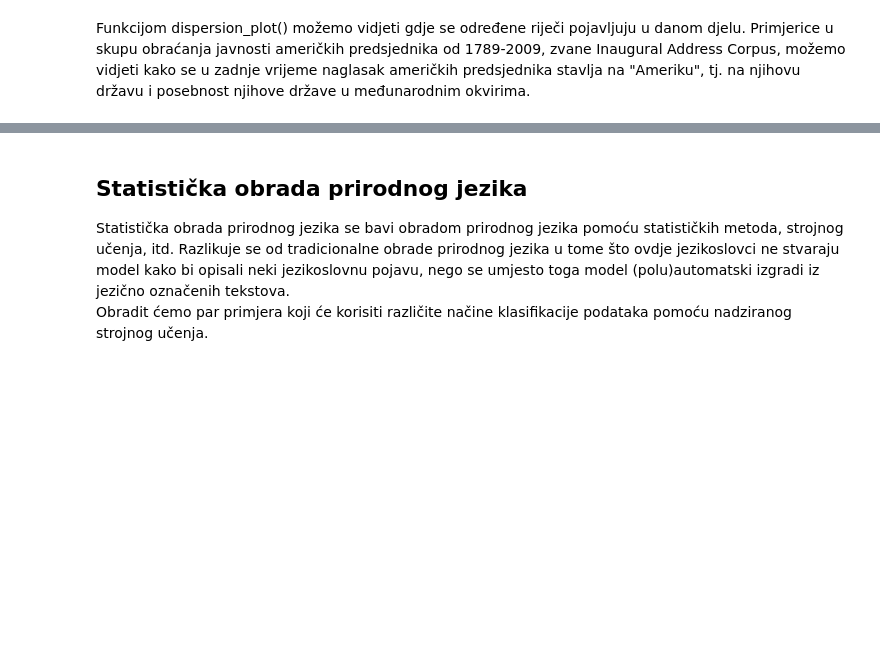
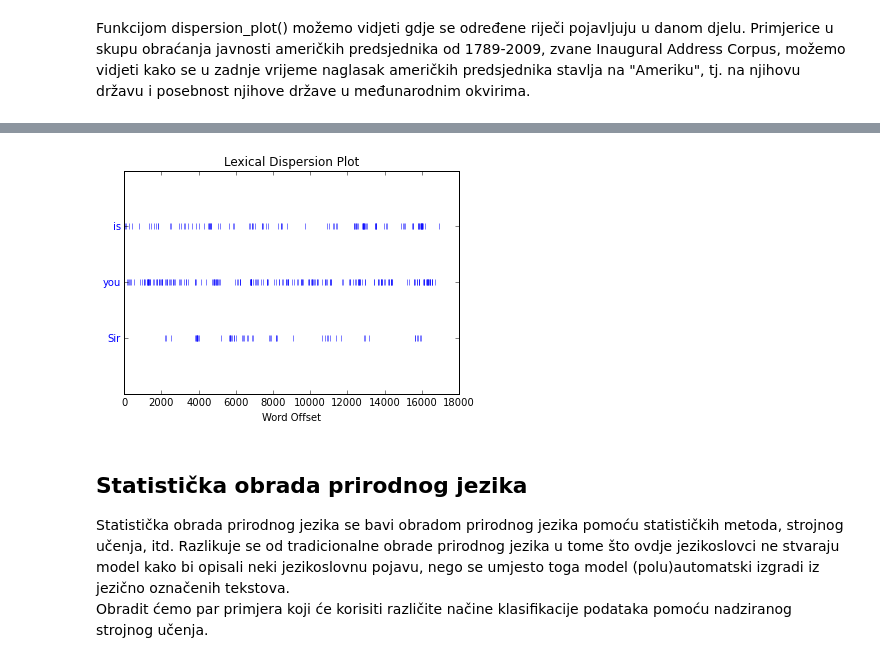
Before and after one commit to jmiletic1995/MS-repozitorij, a Jupyter notebook: Obrada prirodnog jezika.ipynb, the cells around one changed output, grey strips where cells are left out. Cells and saved outputs as stored; diff of their text form; code cells hidden in the pictures; blank space fills up the shorter version.

```diff
--- a/Obrada prirodnog jezika.ipynb
+++ b/Obrada prirodnog jezika.ipynb
@@ -81,3 +89,7 @@ Funkcijom dispersion_plot() možemo vidjeti gdje se određene riječi pojavljuju
+# %%
+text6.dispersion_plot(["is", "you", "Sir"])
+# %% [output]
+[figure, added]
 # %% [markdown]
 ## Statistička obrada prirodnog jezika
 Statistička obrada prirodnog jezika se bavi obradom prirodnog jezika pomoću statističkih metoda, strojnog učenja, itd. Razlikuje se od tradicionalne obrade prirodnog jezika u tome što ovdje jezikoslovci ne stvaraju model kako bi opisali neki jezikoslovnu pojavu, nego se umjesto toga model (polu)automatski izgradi iz jezično označenih tekstova. <br> Obradit ćemo par primjera koji će korisiti različite načine klasifikacije podataka pomoću nadziranog strojnog učenja.
```
Also changed, not shown: parts of 9 cells of this notebook.
